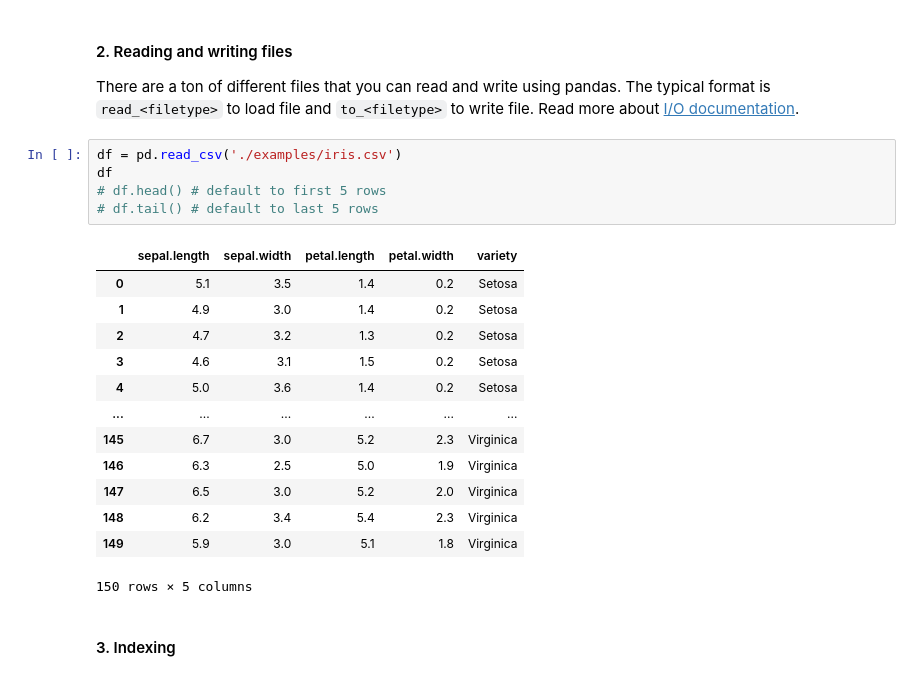
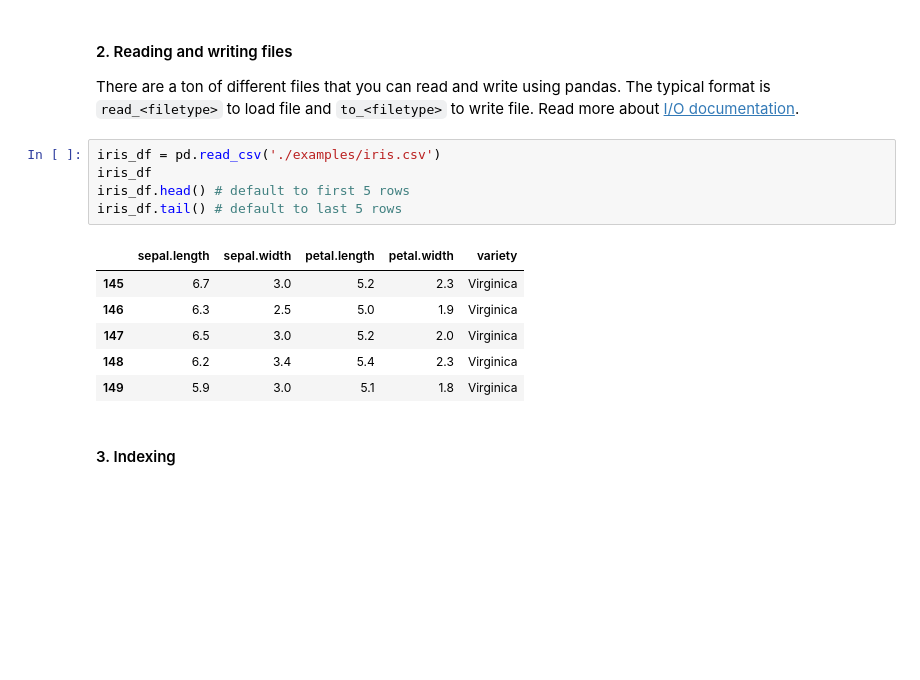
Before and after one commit to camillebeltran/Python-Packages-Intro, a Jupyter notebook: packages.ipynb, the cells around one changed output. Cells and saved outputs as stored; diff of their text form; blank space fills up the shorter version.

```diff
--- a/packages.ipynb
+++ b/packages.ipynb
@@ -332,23 +449,16 @@ df2
 #### 2. Reading and writing files
 There are a ton of different files that you can read and write using pandas. The typical format is `read_<filetype>` to load file and `to_<filetype>` to write file. Read more about <a href="https://pandas.pydata.org/pandas-docs/stable/user_guide/io.html">I/O documentation</a>.
 # %%
-df = pd.read_csv('./examples/iris.csv')
-df
-# df.head() # default to first 5 rows
-# df.tail() # default to last 5 rows
+iris_df = pd.read_csv('./examples/iris.csv')
+iris_df
+iris_df.head() # default to first 5 rows
+iris_df.tail() # default to last 5 rows
 # %% [output]
 |  | sepal.length | sepal.width | petal.length | petal.width | variety |
-| 0 | 5.1 | 3.5 | 1.4 | 0.2 | Setosa |
-| 1 | 4.9 | 3.0 | 1.4 | 0.2 | Setosa |
-| 2 | 4.7 | 3.2 | 1.3 | 0.2 | Setosa |
-| 3 | 4.6 | 3.1 | 1.5 | 0.2 | Setosa |
-| 4 | 5.0 | 3.6 | 1.4 | 0.2 | Setosa |
-| ... | ... | ... | ... | ... | ... |
 | 145 | 6.7 | 3.0 | 5.2 | 2.3 | Virginica |
 | 146 | 6.3 | 2.5 | 5.0 | 1.9 | Virginica |
 | 147 | 6.5 | 3.0 | 5.2 | 2.0 | Virginica |
 | 148 | 6.2 | 3.4 | 5.4 | 2.3 | Virginica |
 | 149 | 5.9 | 3.0 | 5.1 | 1.8 | Virginica |
-150 rows × 5 columns
 # %% [markdown]
 #### 3. Indexing
```
Also changed, not shown: parts of 64 cells of this notebook, 3 other files.
